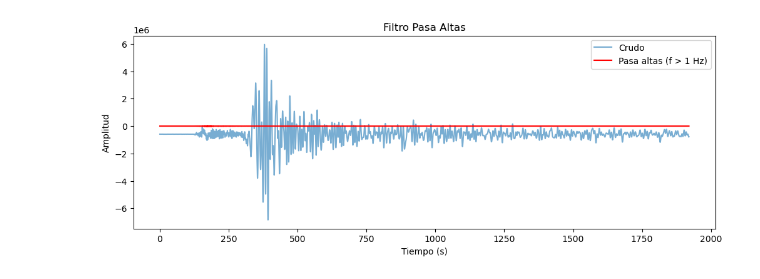
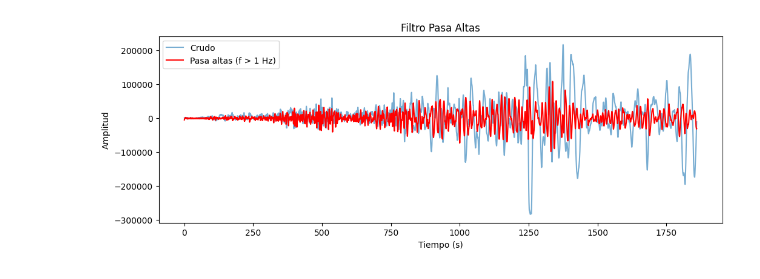
Before and after one commit to lsperezm/Sismologia_Sismica, a Jupyter notebook: SismologiaGIT/Actividad4/filtros.ipynb, the cells around one changed output. Saved outputs shown, nothing was run; the diff lists cells and outputs as text; code cells hidden in the pictures.

```diff
--- a/SismologiaGIT/Actividad4/filtros.ipynb
+++ b/SismologiaGIT/Actividad4/filtros.ipynb
@@ -15,9 +15,10 @@ from obspy.signal.tf_misfit import plot_tfr
 # ---- Celda 2: Leer sismograma ----
 # Cambiar la ruta del archivo según el sismograma descargado
 # Ejemplo: "20250101.mseed" o cualquier archivo .sac / .mseed
-st = read("2017-09-08-mww81-near-coast-of-chiapas-mexico-1.miniseed")
-tr = st[0]  # Seleccionamos la primera traza si hay más
+st_30 = read('2025-07-29mww88off-east-coast-of-kamchatka-3.miniseed')
+st_99 = read("../Proyecto/2025-07-29mww88off-east-coast-of-kamchatka.miniseed") #Estación Panamá
+st_60= read('../Parcial1/2025-07-29-mww88off-east-coast-of-kamchatka.miniseed') # Estación Uzbekistan
 
-print(tr)
-tr.plot()  # Visualización rápida con obspy
+print(st_PET)
+st_130[0].plot()  # Visualización rápida con obspy
 # %% [output]
@@ -51,17 +83,17 @@ plt.show()
 # %%
 
 # ---- Celda 5: Filtro pasa altas ----
-tr_hp = tr.copy()
+tr_hp = st_99[0].copy()
 tr_hp.detrend("linear")
-tr_hp.filter("highpass", freq=1.0)  # cambiar freq según se necesite
+tr_hp.filter("highpass", freq=0.05)  # cambiar freq según se necesite
 
 plt.figure(figsize=(12,4))
-plt.plot(tr.times(), tr.data, label="Crudo", alpha=0.6)
+plt.plot(st_99[0].times(), st_99[0].data, label="Crudo", alpha=0.6)
 plt.plot(tr_hp.times(), tr_hp.data, label="Pasa altas (f > 1 Hz)", color="red")
 plt.title("Filtro Pasa Altas")
 plt.xlabel("Tiempo (s)")
 plt.ylabel("Amplitud")
 plt.legend()
 plt.show()
 # %% [output]
-[figure, old version]
+[figure, new version]
```
Also changed, not shown: parts of 11 cells of this notebook, 6 other files.
